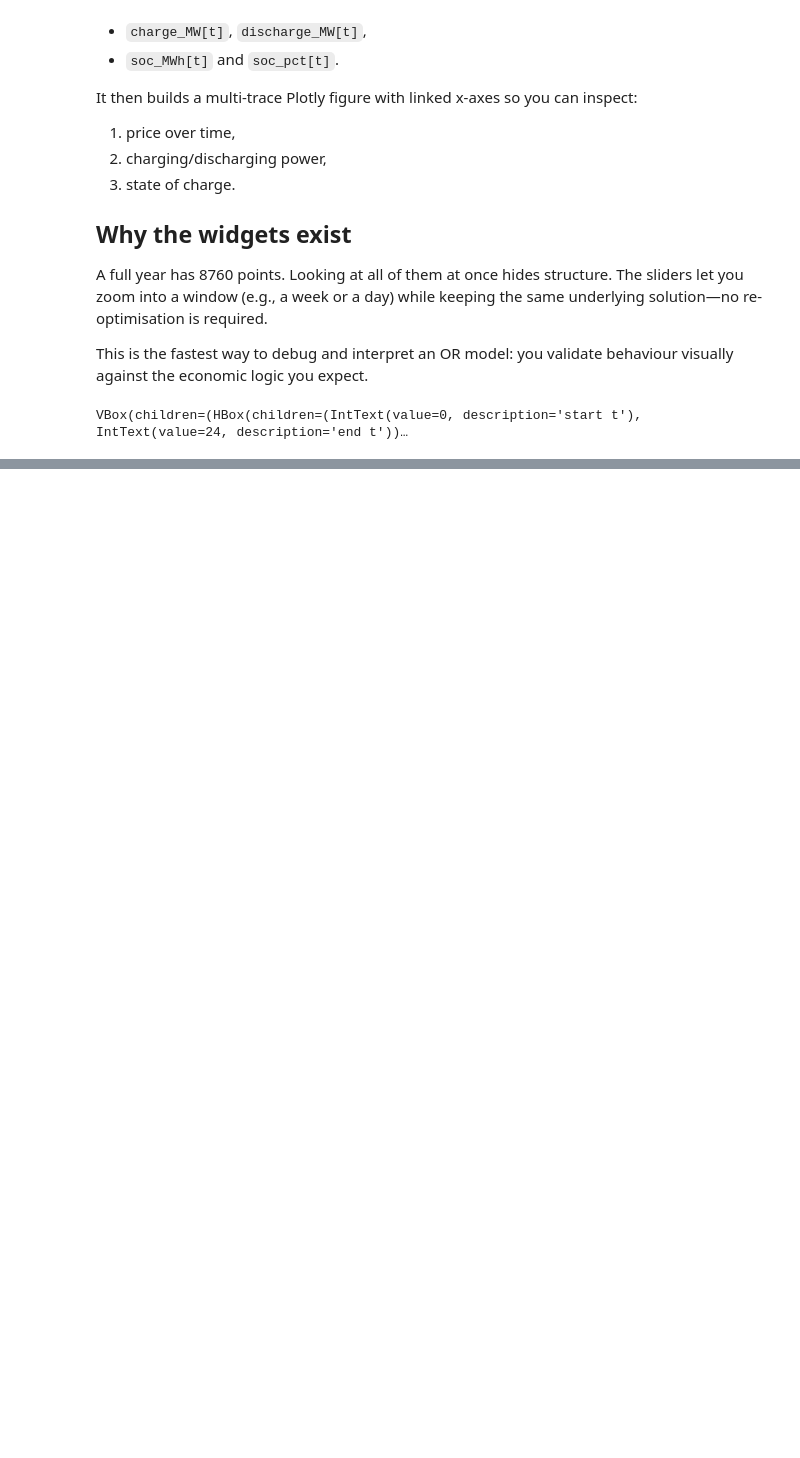
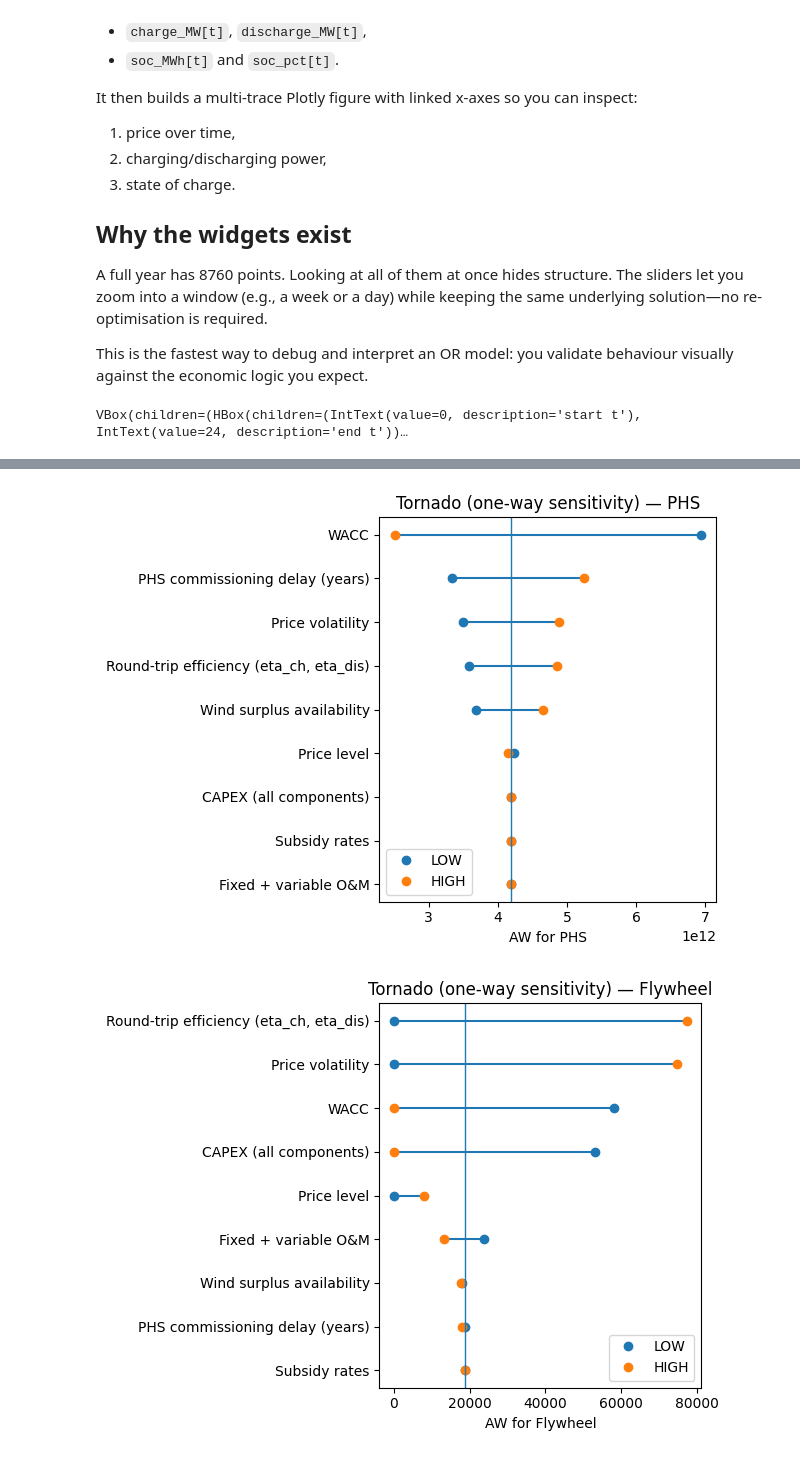
Before and after one commit to OtakuDisease/CM-E-Project, a Jupyter notebook: Best energy Alternative.ipynb, the cells around one changed output, grey strips where cells are left out. Cells and saved outputs as stored; diff of their text form; code cells hidden in the pictures; blank space fills up the shorter version.

Commit message:
Added sensitivity analysis

```diff
--- a/Best energy Alternative.ipynb
+++ b/Best energy Alternative.ipynb
@@ -2131,0 +2471,52 @@ VBox(children=(HBox(children=(IntText(value=0, description='start t'), IntText(v
+# %%
+METRIC = "AW"
+
+tornado_all = []
+for ref_tech in TECHS_TO_RUN:
+    base_val = float(summary_base.loc[summary_base["tech"]==ref_tech, METRIC].iloc[0])
+
+    for d in OAT_DRIVERS:
+        low_val  = float(oat[(oat["driver"]==d["name"]) & (oat["bound"]=="low")  & (oat["tech"]==ref_tech)][METRIC].iloc[0])
+        high_val = float(oat[(oat["driver"]==d["name"]) & (oat["bound"]=="high") & (oat["tech"]==ref_tech)][METRIC].iloc[0])
+
+        tornado_all.append({
+            "tech": ref_tech,
+            "driver": d["name"],
+            "low": low_val,
+            "high": high_val,
+            "delta_low": low_val - base_val,
+            "delta_high": high_val - base_val,
+            "span": max(abs(low_val - base_val), abs(high_val - base_val)),
+        })
+
+tornado_all = pd.DataFrame(tornado_all)
+display(tornado_all.sort_values(["tech","span"], ascending=[True, False]))
+
+for tech in TECHS_TO_RUN:
+    df_t = tornado_all[tornado_all["tech"] == tech].copy()
+    df_t = df_t[df_t["driver"] != "Price drift (annual)"]
+
+    # order drivers by impact
+    df_t = df_t.sort_values("span", ascending=False)
+
+    y = np.arange(len(df_t))
+    low = df_t["low"].to_numpy()
+    high = df_t["high"].to_numpy()
+
+    # baseline value for vertical reference line
+    base_val = float(summary_base.loc[summary_base["tech"] == tech, METRIC].iloc[0])
+
+    plt.figure()
+    plt.hlines(y=y, xmin=np.minimum(low, high), xmax=np.maximum(low, high))
+    plt.plot(low, y, "o", label="LOW")
+    plt.plot(high, y, "o", label="HIGH")
+    plt.axvline(base_val, linewidth=1)
+
+    plt.yticks(y, df_t["driver"])
+    plt.xlabel(f"{METRIC} for {tech}")
+    plt.title(f"Tornado (one-way sensitivity) — {tech}")
+    plt.gca().invert_yaxis()
+    plt.legend()
+    plt.tight_layout()
+    plt.show()
+# %% [output]
@@ -2131,0 +2540,2 @@ VBox(children=(HBox(children=(IntText(value=0, description='start t'), IntText(v
+[figure, added]
+[figure, added]
```
Also changed, not shown: parts of 9 cells of this notebook, 4 other files.
